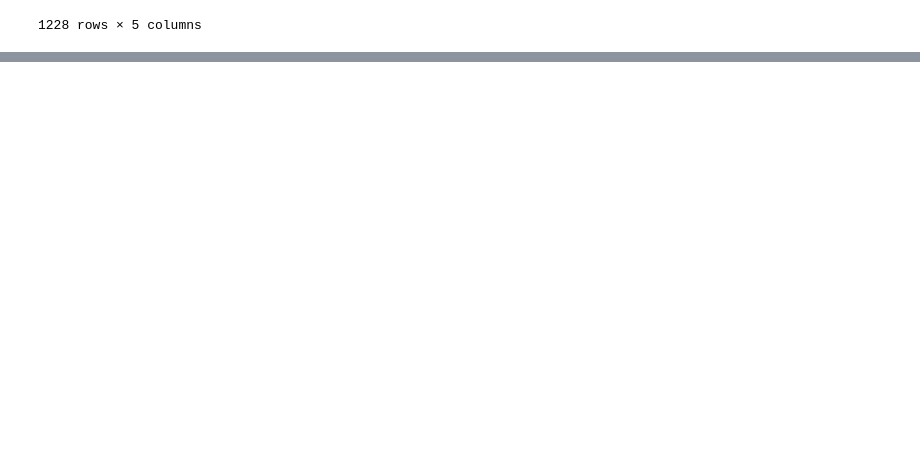
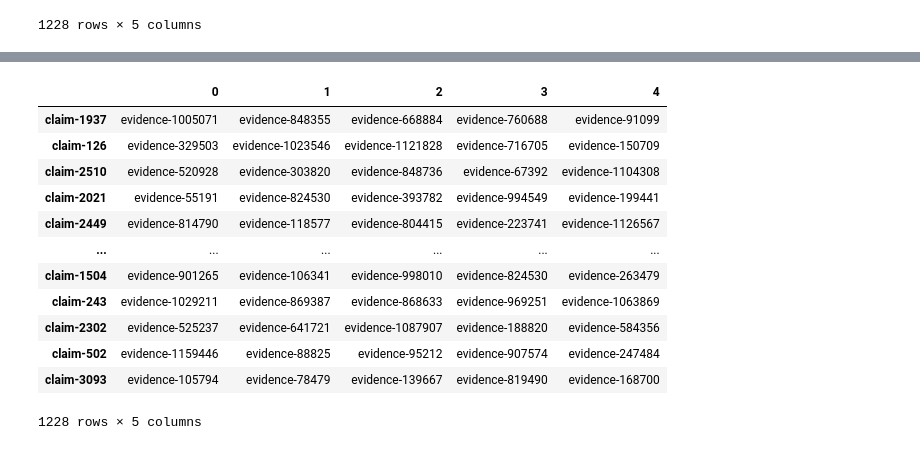
Before and after one commit to Guticar94/COMP90042-NLP-Project-Sentence-Similarity, a Jupyter notebook: Models/Doc2Vec_v2.ipynb, the cells around one changed output, grey strips where cells are left out. Cells and saved outputs as stored; diff of their text form; code cells hidden in the pictures; blank space fills up the shorter version.

```diff
--- a/Models/Doc2Vec_v2.ipynb
+++ b/Models/Doc2Vec_v2.ipynb
@@ -210,0 +184,7 @@ train_df
+# %%
+from sklearn.metrics.pairwise import cosine_similarity
+
+claim_vectors = claims_df['inferred'].to_list()
+evidence_vectors = evidences_df['inferred'].to_list()
+
+similarity_matrix = cosine_similarity(evidence_vectors, claim_vectors)
@@ -211,3 +209,49 @@ train_df
+# %%
+import numpy as np
+
+# Prepare to collect top values, their indices, names
+top_values_per_column = []
+top_indices_per_column = []
+top_evidence_names_per_column = []
+
+
+for i in range(similarity_matrix.shape[1]):  # Iterate over columns
+    column = similarity_matrix[:, i]
+    indices = np.argpartition(column, -5)[-5:]
+    sorted_indices = indices[np.argsort(column[indices])][::-1]
+    sorted_indices = sorted_indices.astype(int)
+    evidences = []
+    for index in sorted_indices:
+        evidences.append(evidences_df.index[index])
+
+    top_indices_per_column.append(sorted_indices)
+    top_values_per_column.append(column[sorted_indices])
+    top_evidence_names_per_column.append(evidences)
+# %%
+# Display the results
+predictions = {}
+
+for i, (values, indices, names) in enumerate(zip(top_values_per_column, top_indices_per_column, top_evidence_names_per_column)):
+    predictions[claims_df.index[i]] = names
+
+train_df_doc2vec = pd.DataFrame.from_dict(predictions, orient='index')
+# Save the DataFrame to a Pickle file
+train_df_doc2vec.to_pickle('dfInferred.pkl')
+train_df_doc2vec
+# %% [output]
+|  | 0 | 1 | 2 | 3 | 4 |
+| claim-1937 | evidence-1005071 | evidence-848355 | evidence-668884 | evidence-760688 | evidence-91099 |
+| claim-126 | evidence-329503 | evidence-1023546 | evidence-1121828 | evidence-716705 | evidence-150709 |
+| claim-2510 | evidence-520928 | evidence-303820 | evidence-848736 | evidence-67392 | evidence-1104308 |
+| claim-2021 | evidence-55191 | evidence-824530 | evidence-393782 | evidence-994549 | evidence-199441 |
+| claim-2449 | evidence-814790 | evidence-118577 | evidence-804415 | evidence-223741 | evidence-1126567 |
+| ... | ... | ... | ... | ... | ... |
+| claim-1504 | evidence-901265 | evidence-106341 | evidence-998010 | evidence-824530 | evidence-263479 |
+| claim-243 | evidence-1029211 | evidence-869387 | evidence-868633 | evidence-969251 | evidence-1063869 |
+| claim-2302 | evidence-525237 | evidence-641721 | evidence-1087907 | evidence-188820 | evidence-584356 |
+| claim-502 | evidence-1159446 | evidence-88825 | evidence-95212 | evidence-907574 | evidence-247484 |
+| claim-3093 | evidence-105794 | evidence-78479 | evidence-139667 | evidence-819490 | evidence-168700 |
+1228 rows × 5 columns
 # %%
 dev_df = pd.DataFrame.from_dict(dev_claims, orient='index')
 dev_df = tokenize_text(dev_df,'claim_text')
```
Also changed, not shown: parts of 12 cells of this notebook, 3 other files.
